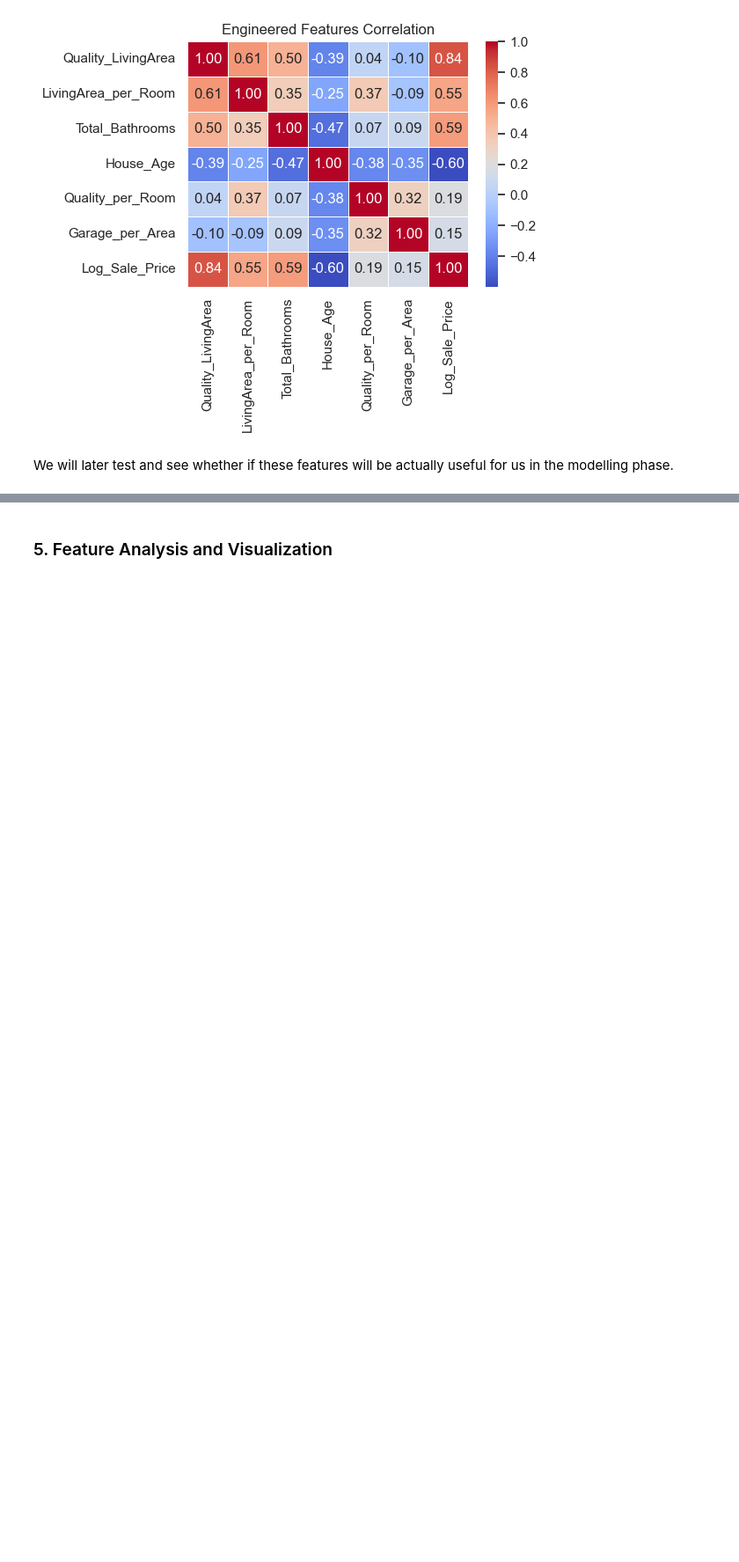
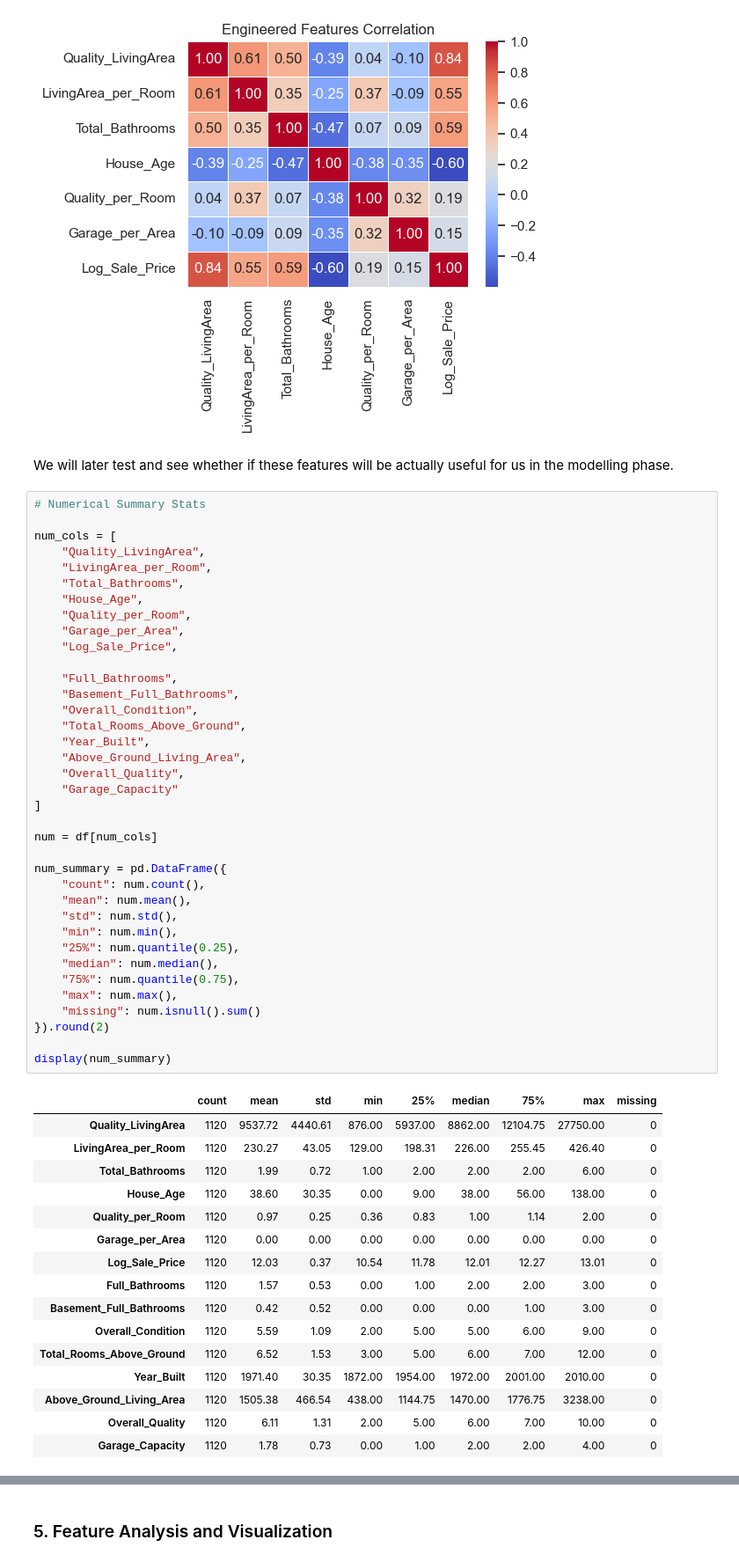
Before and after one commit to b-4her/2010-house-price-prediction, a Jupyter notebook: EDA.ipynb, the cells around one changed output, grey strips where cells are left out. Shown at 88% size. Drawn from its saved outputs; the diff is of its cells as text; blank space fills up the shorter version.

```diff
--- a/EDA.ipynb
+++ b/EDA.ipynb
@@ -1132,3 +1137,57 @@ plt.show()
 [figure]
 # %% [markdown]
 We will later test and see whether if these features will be actually useful for us in the modelling phase.
+# %%
+# Numerical Summary Stats
+
+num_cols = [
+    "Quality_LivingArea",
+    "LivingArea_per_Room",
+    "Total_Bathrooms",
+    "House_Age",
+    "Quality_per_Room",
+    "Garage_per_Area",
+    "Log_Sale_Price",
+
+    "Full_Bathrooms",
+    "Basement_Full_Bathrooms",
+    "Overall_Condition",
+    "Total_Rooms_Above_Ground",
+    "Year_Built",
+    "Above_Ground_Living_Area",
+    "Overall_Quality",
+    "Garage_Capacity"
+]
+
+num = df[num_cols]
+
+num_summary = pd.DataFrame({
+    "count": num.count(),
+    "mean": num.mean(),
+    "std": num.std(),
+    "min": num.min(),
+    "25%": num.quantile(0.25),
+    "median": num.median(),
+    "75%": num.quantile(0.75),
+    "max": num.max(),
+    "missing": num.isnull().sum()
+}).round(2)
+
+display(num_summary)
+# %% [output]
+|  | count | mean | std | min | 25% | median | 75% | max | missing |
+| Quality_LivingArea | 1120 | 9537.72 | 4440.61 | 876.00 | 5937.00 | 8862.00 | 12104.75 | 27750.00 | 0 |
+| LivingArea_per_Room | 1120 | 230.27 | 43.05 | 129.00 | 198.31 | 226.00 | 255.45 | 426.40 | 0 |
+| Total_Bathrooms | 1120 | 1.99 | 0.72 | 1.00 | 2.00 | 2.00 | 2.00 | 6.00 | 0 |
+| House_Age | 1120 | 38.60 | 30.35 | 0.00 | 9.00 | 38.00 | 56.00 | 138.00 | 0 |
+| Quality_per_Room | 1120 | 0.97 | 0.25 | 0.36 | 0.83 | 1.00 | 1.14 | 2.00 | 0 |
+| Garage_per_Area | 1120 | 0.00 | 0.00 | 0.00 | 0.00 | 0.00 | 0.00 | 0.00 | 0 |
+| Log_Sale_Price | 1120 | 12.03 | 0.37 | 10.54 | 11.78 | 12.01 | 12.27 | 13.01 | 0 |
+| Full_Bathrooms | 1120 | 1.57 | 0.53 | 0.00 | 1.00 | 2.00 | 2.00 | 3.00 | 0 |
+| Basement_Full_Bathrooms | 1120 | 0.42 | 0.52 | 0.00 | 0.00 | 0.00 | 1.00 | 3.00 | 0 |
+| Overall_Condition | 1120 | 5.59 | 1.09 | 2.00 | 5.00 | 5.00 | 6.00 | 9.00 | 0 |
+| Total_Rooms_Above_Ground | 1120 | 6.52 | 1.53 | 3.00 | 5.00 | 6.00 | 7.00 | 12.00 | 0 |
+| Year_Built | 1120 | 1971.40 | 30.35 | 1872.00 | 1954.00 | 1972.00 | 2001.00 | 2010.00 | 0 |
+| Above_Ground_Living_Area | 1120 | 1505.38 | 466.54 | 438.00 | 1144.75 | 1470.00 | 1776.75 | 3238.00 | 0 |
+| Overall_Quality | 1120 | 6.11 | 1.31 | 2.00 | 5.00 | 6.00 | 7.00 | 10.00 | 0 |
+| Garage_Capacity | 1120 | 1.78 | 0.73 | 0.00 | 1.00 | 2.00 | 2.00 | 4.00 | 0 |
```
Also changed, not shown: parts of 5 cells of this notebook, 2 other files.
